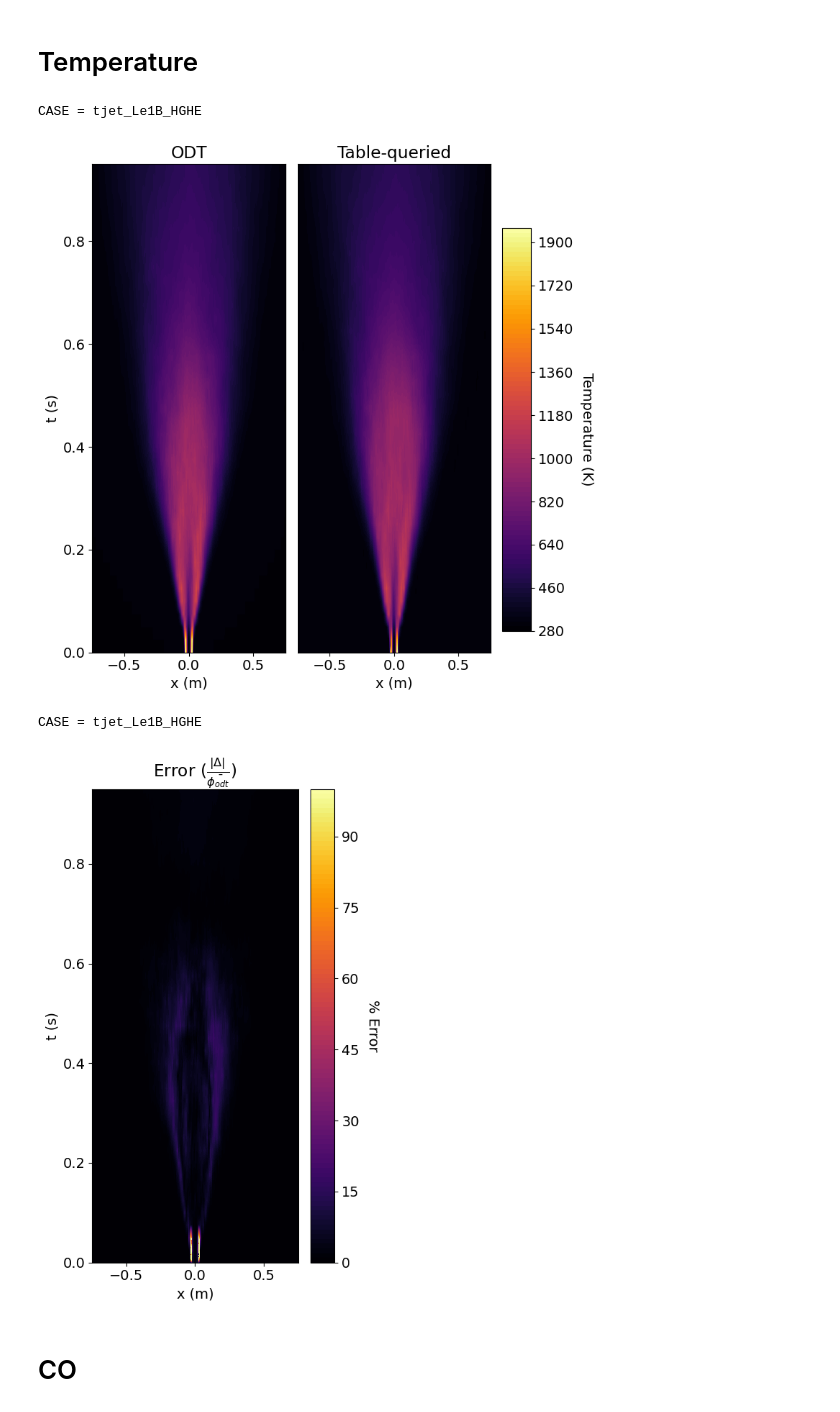
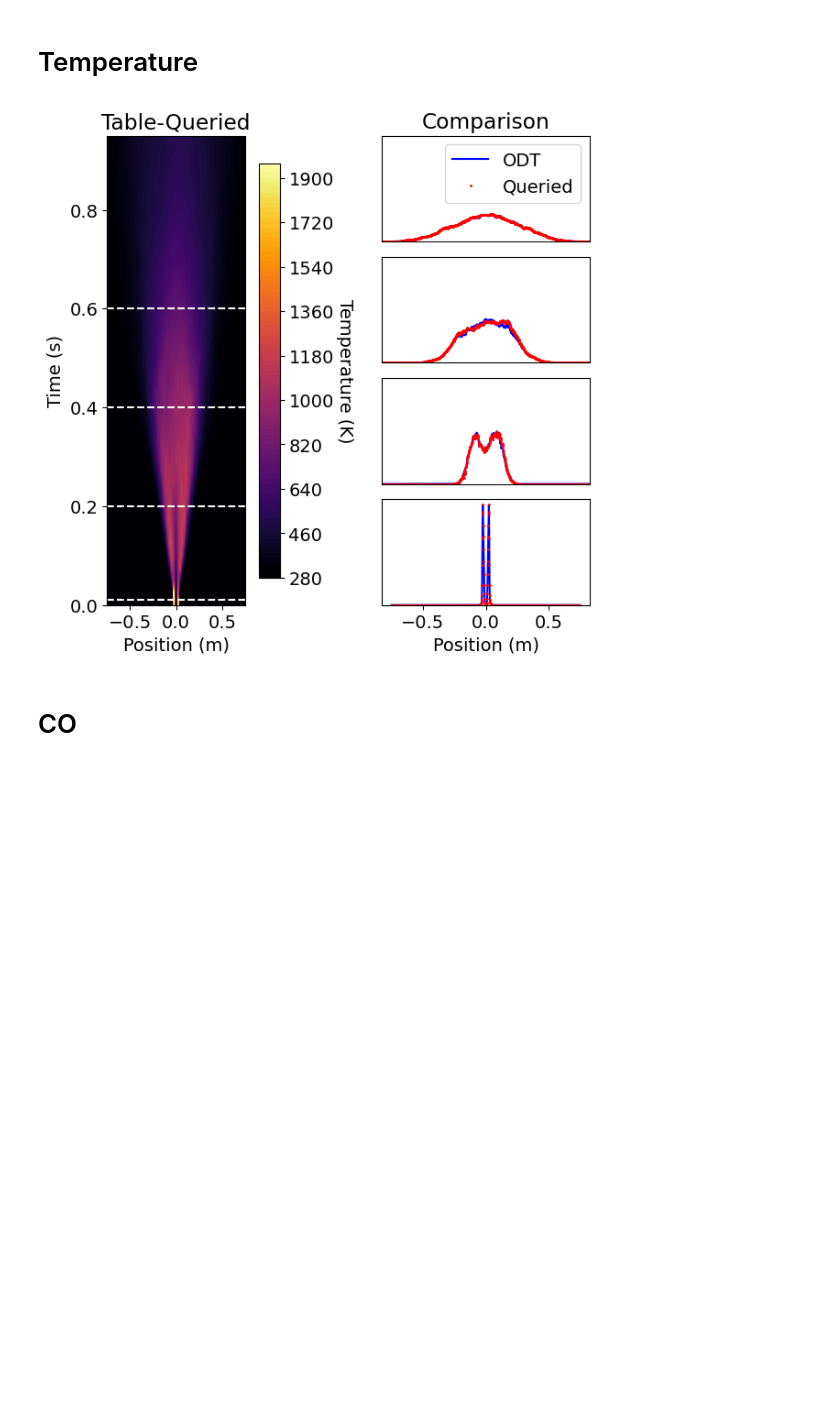
Before and after one commit to jwp91/TableMaker, a Jupyter notebook: figures/ODT_aPriori/Publication/tjet_Le1B_LGHE/plotting.ipynb, the cells around one changed output. Saved outputs shown, nothing was run; the diff lists cells and outputs as text; code cells hidden in the pictures; blank space fills up the shorter version.

Commit message:
Updating missing figures.

```diff
--- a/figures/ODT_aPriori/Publication/tjet_Le1B_LGHE/plotting.ipynb
+++ b/figures/ODT_aPriori/Publication/tjet_Le1B_LGHE/plotting.ipynb
@@ -11 +11,19 @@ tjet_Le1B_HGHE
+# %%
+# Load in ODT data
+ODT_Tvals = np.loadtxt(r'./T_ODT.txt')
+ODT_COvals = np.loadtxt(r'./CO_ODT.txt')
+ODT_OHvals = np.loadtxt(r'./OH_ODT.txt')
+ODT_CO2vals = np.loadtxt(r'./CO2_ODT.txt')
+ODT_hrvals = np.loadtxt(r'./hr_ODT.txt')
+ODT_xs = np.loadtxt(r'./xVals.txt')
+ODT_ts = np.loadtxt(r'./tVals.txt')
+
+xx,tt = np.meshgrid(ODT_xs,ODT_ts[:39])
+
+# Load in queried data
+Tqueried = np.loadtxt(r'./Tqueried.txt')
+COqueried = np.loadtxt(r'./COqueried.txt')
+OHqueried = np.loadtxt(r'./OHqueried.txt')
+CO2queried = np.loadtxt(r'./CO2queried.txt')
+hrqueried = np.loadtxt(r'./hrqueried.txt')
 # %%
@@ -81,11 +127,9 @@ def figure(odtdata, apdata, phi = "phi", units='units', maxError = None):
 # %% [markdown]
 # Temperature
-# %%
-figure(ODT_Tvals, Tqueried, "Temperature", "K", maxError = 100)
-# %% [output]
-CASE = tjet_Le1B_HGHE
-[figure, removed]
-CASE = tjet_Le1B_HGHE
-[figure, removed]
+# %%
+#sidebyside(ODT_Tvals, Tqueried, ODT_xs, ODT_ts, phi = "Temperature", units = "K", maxError = 100)
+slices(ODT_Tvals, Tqueried, ODT_xs, ODT_ts, lines = [0.01, 0.2, 0.4, 0.6], phi = "Temperature", units = 'K', save = True)
+# %% [output]
+[figure, added]
 # %% [markdown]
 # CO
```
Also changed, not shown: parts of 11 cells of this notebook, 2 other files.
